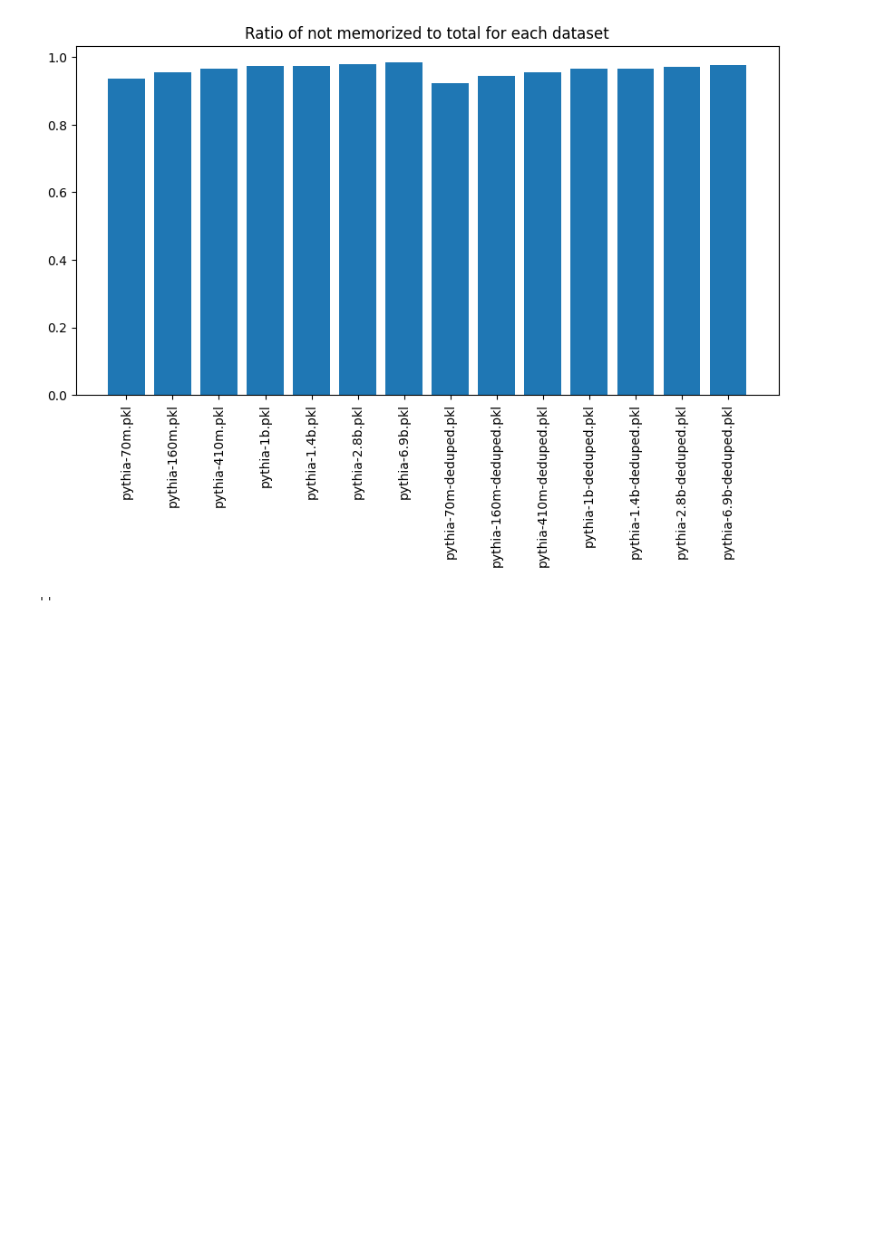
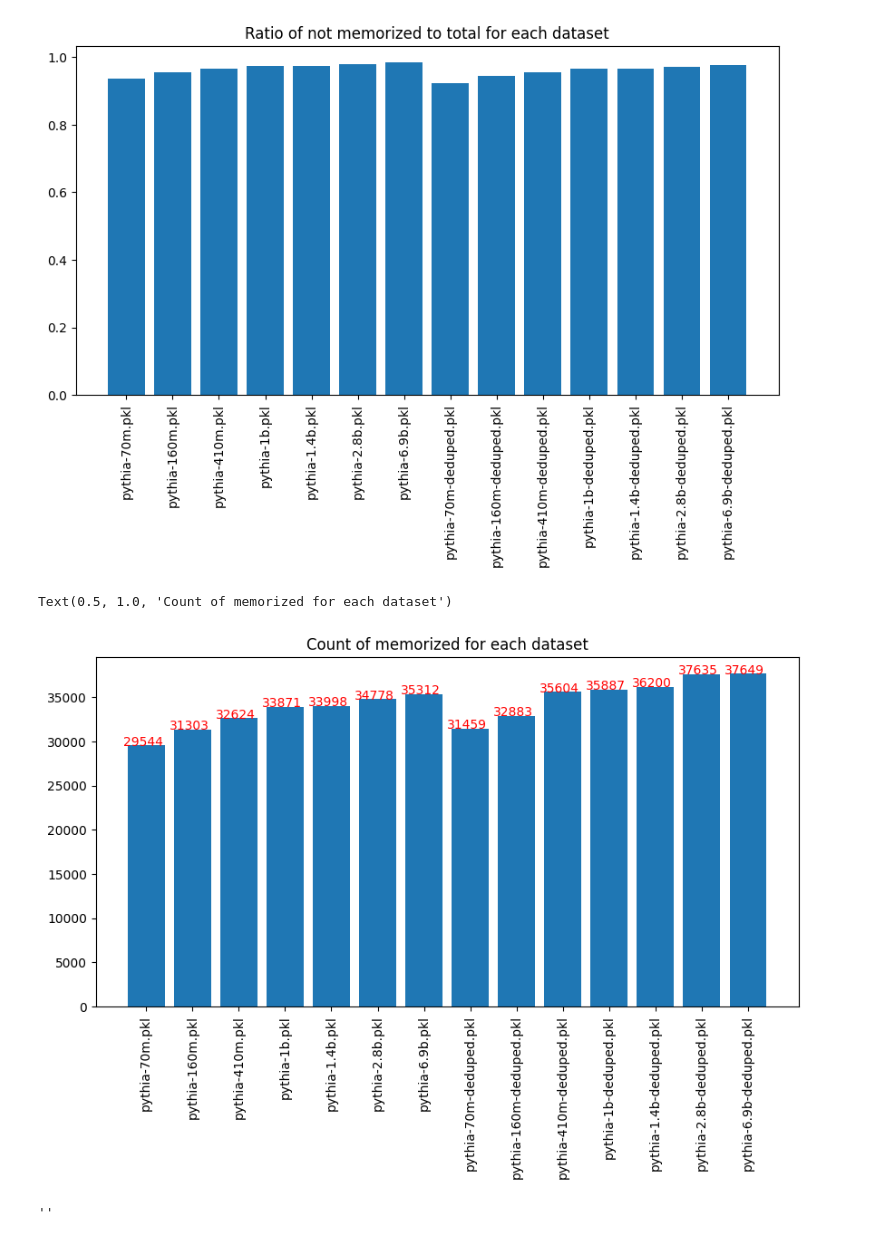
Before and after one commit to EleutherAI/semantic-memorization, a Jupyter notebook: aflah/data_investigation/exact_match_compare.ipynb, the cells around one changed output. Drawn from its saved outputs; the diff is of its cells as text; code cells hidden in the pictures; blank space fills up the shorter version.

```diff
--- a/aflah/data_investigation/exact_match_compare.ipynb
+++ b/aflah/data_investigation/exact_match_compare.ipynb
@@ -189,6 +179,19 @@ plt.title('Ratio of not memorized to total for each dataset')
 # %% [output]
 Text(0.5, 1.0, 'Ratio of not memorized to total for each dataset')
 [figure]
+# %%
+# plot count_memorized
+plt.figure(figsize=(10, 5))
+plt.bar(df_ratios['file'], df_ratios['count_memorized'])
+# Add labels to bars
+for i, v in enumerate(df_ratios['count_memorized']):
+    plt.text(i-0.5, v+1.5, str(v), color='red')
+# rotate xticks
+plt.xticks(rotation=90)
+plt.title('Count of memorized for each dataset')
+# %% [output]
+Text(0.5, 1.0, 'Count of memorized for each dataset')
+[figure, added]
 # %%
 df_ratios.to_csv('../data/exact_match_ratios.csv')
 # %%
```
Also changed, not shown: parts of 11 cells of this notebook.
